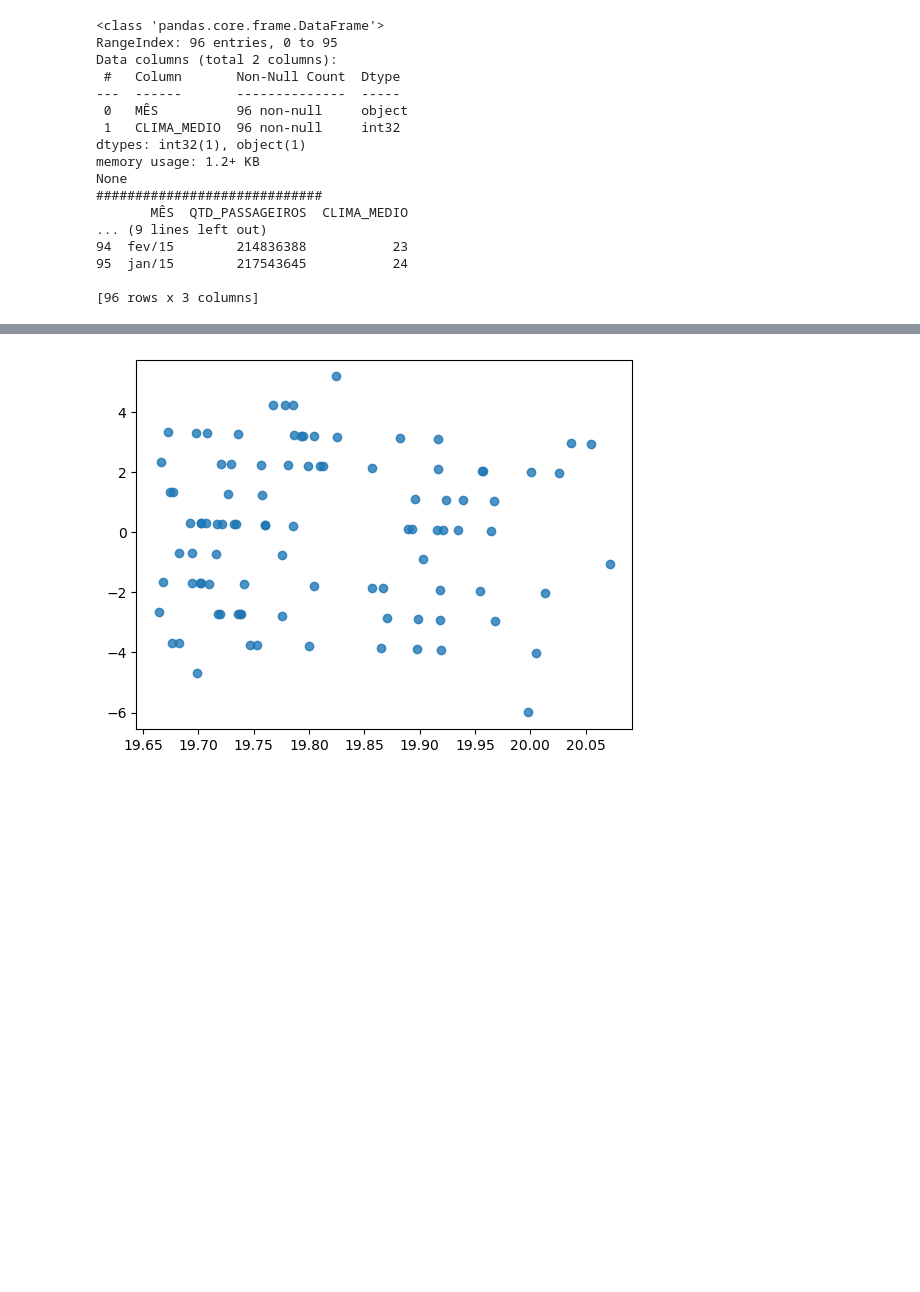
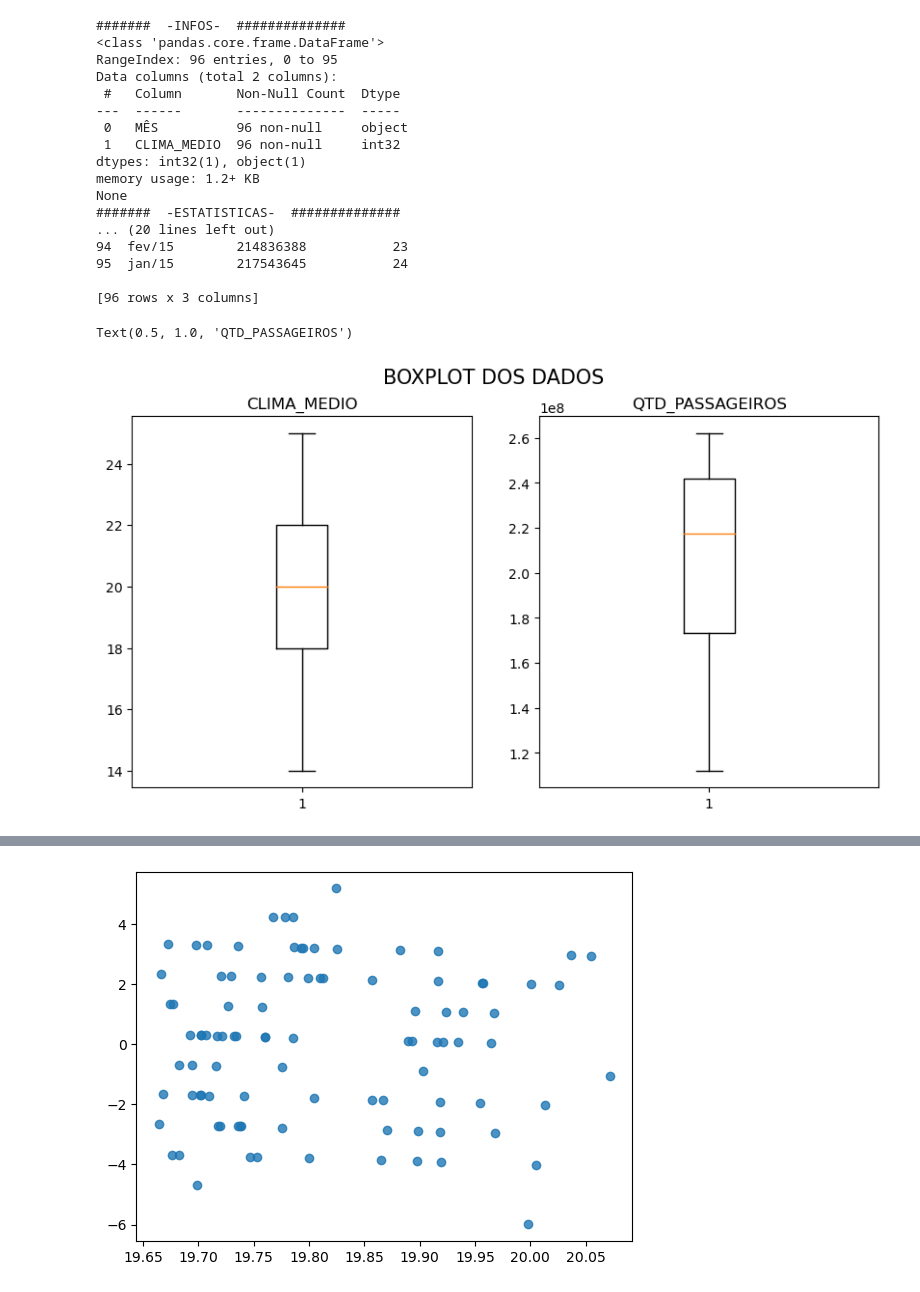
Before and after one commit to iugamil/TRANSPORTE_PUBLICO_E_CLIMA, a Jupyter notebook: MODELO_REGLINEAR.ipynb, the cells around one changed output, grey strips where cells are left out. Drawn from its saved outputs; the diff is of its cells as text; code cells hidden in the pictures; blank space fills up the shorter version.

Commit message:
Add files via upload
Modelo finalizado e gráficos para analise exploratória (estatisticas do df) criados, resta apenas validar os pressupostos.

```diff
--- a/MODELO_REGLINEAR.ipynb
+++ b/MODELO_REGLINEAR.ipynb
@@ -99,10 +79,14 @@ plt.show()
 # COMBINANDO OS DATAFRAMES - INNER JOIN
 
 df_objetivo =  pd.merge(df_transporte,df_clima, left_on = 'MÊS', right_on = 'MÊS', how = 'inner')
+print("#######  -INFOS-  ##############")
 print(df_clima.info())
-print("#############################")
+print("#######  -ESTATISTICAS-  ##############")
+print(df_objetivo.describe())
+print("#######  -BASE-  ##############")
 print(df_objetivo)
 # %% [output]
+#######  -INFOS-  ##############
 <class 'pandas.core.frame.DataFrame'>
 RangeIndex: 96 entries, 0 to 95
 Data columns (total 2 columns):
@@ -113,10 +97,28 @@ Data columns (total 2 columns):
 dtypes: int32(1), object(1)
 memory usage: 1.2+ KB
 None
-#############################
-       MÊS  QTD_PASSAGEIROS  CLIMA_MEDIO
-... (9 lines left out)
+#######  -ESTATISTICAS-  ##############
+... (20 lines left out)
 94  fev/15        214836388           23
 95  jan/15        217543645           24
 
 [96 rows x 3 columns]
+# %%
+## VERIFICANDO OS DATASETS - GRAFICAMENTE
+
+figura= plt.figure(figsize=(10, 5))
+figura.suptitle('BOXPLOT DOS DADOS', fontsize=(15))
+
+figura.add_subplot(121)
+plt.boxplot(df_objetivo['CLIMA_MEDIO'], showfliers=True)
+#criando o boxplot e verificando os outliers
+plt.title('CLIMA_MEDIO')
+
+
+figura.add_subplot(122)
+plt.boxplot(df_objetivo['QTD_PASSAGEIROS'], showfliers=True)
+#criando o boxplot e verificando os outliers
+plt.title('QTD_PASSAGEIROS')
+# %% [output]
+Text(0.5, 1.0, 'QTD_PASSAGEIROS')
+[figure, added]
```
Also changed, not shown: parts of 8 cells of this notebook.
